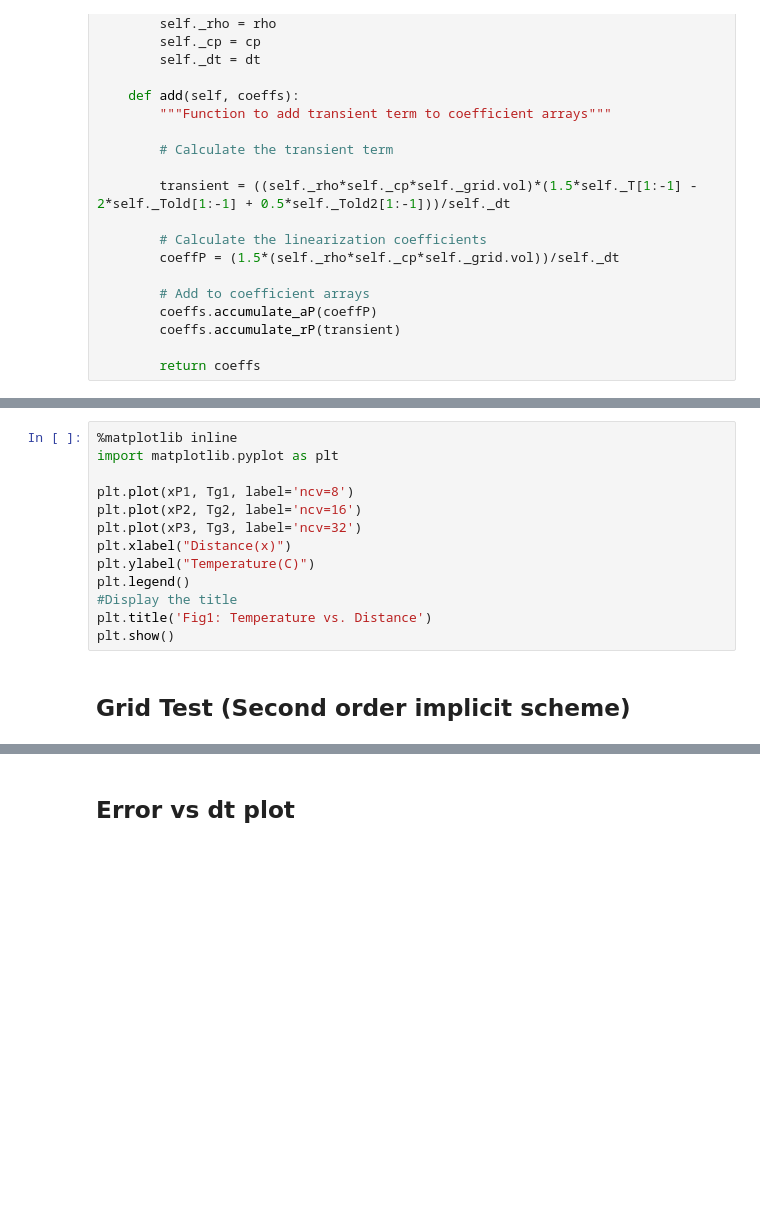
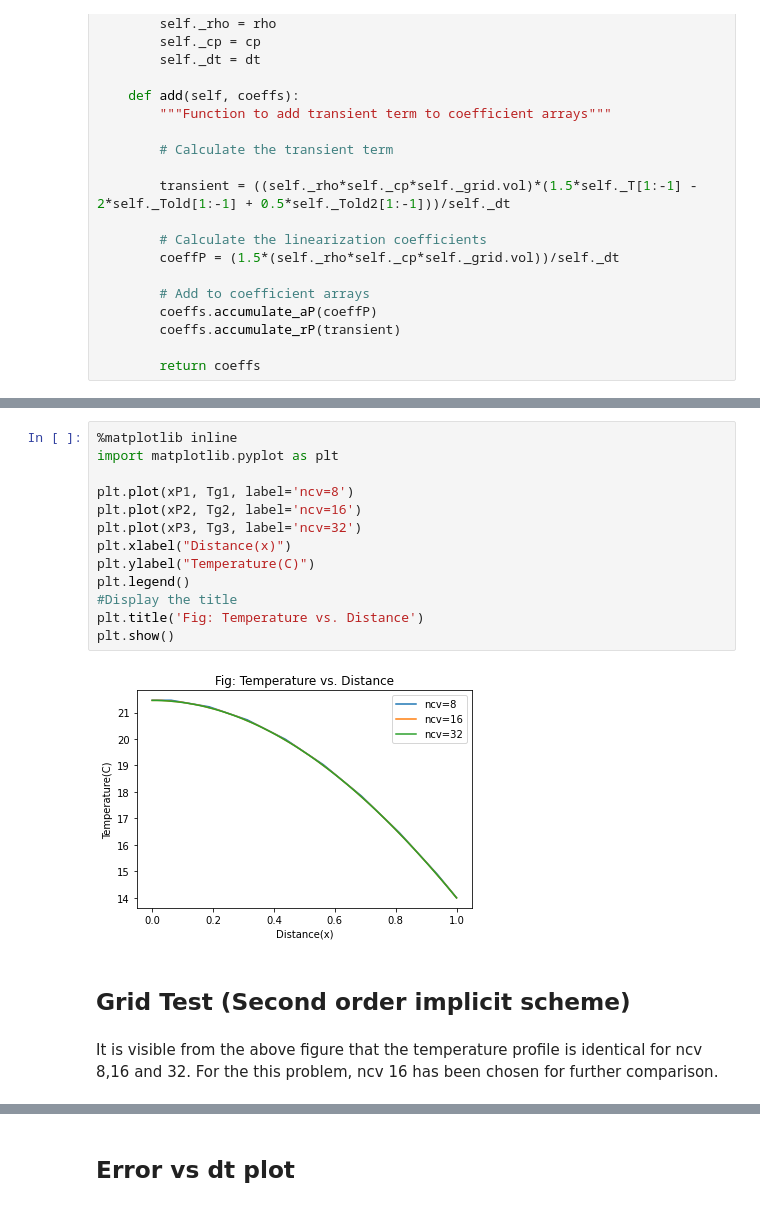
Before and after one commit to LamiaAroni/CFD_project2, a Jupyter notebook: Assignment_2.ipynb, the cells around one changed output, grey strips where cells are left out. Cells and saved outputs as stored; diff of their text form; blank space fills up the shorter version.

```diff
--- a/Assignment_2.ipynb
+++ b/Assignment_2.ipynb
@@ -1559,18 +1772,22 @@ for tStep in range(nTime):
 # %%
 %matplotlib inline
 import matplotlib.pyplot as plt
 
 plt.plot(xP1, Tg1, label='ncv=8')
 plt.plot(xP2, Tg2, label='ncv=16')
 plt.plot(xP3, Tg3, label='ncv=32')
 plt.xlabel("Distance(x)")
 plt.ylabel("Temperature(C)")
 plt.legend()
 #Display the title
-plt.title('Fig1: Temperature vs. Distance')
+plt.title('Fig: Temperature vs. Distance')
 plt.show()
+# %% [output]
+[figure, added]
 # %% [markdown]
 ## Grid Test (Second order implicit scheme)
+# %% [markdown]
+It is visible from the above figure that the temperature profile is identical for ncv 8,16 and 32. For the this problem, ncv 16 has been chosen for further comparison.
 # %%
 from Lesson3.Grid import Grid
 from Lesson3.ScalarCoeffs import ScalarCoeffs
```
Also changed, not shown: parts of 67 cells of this notebook.
